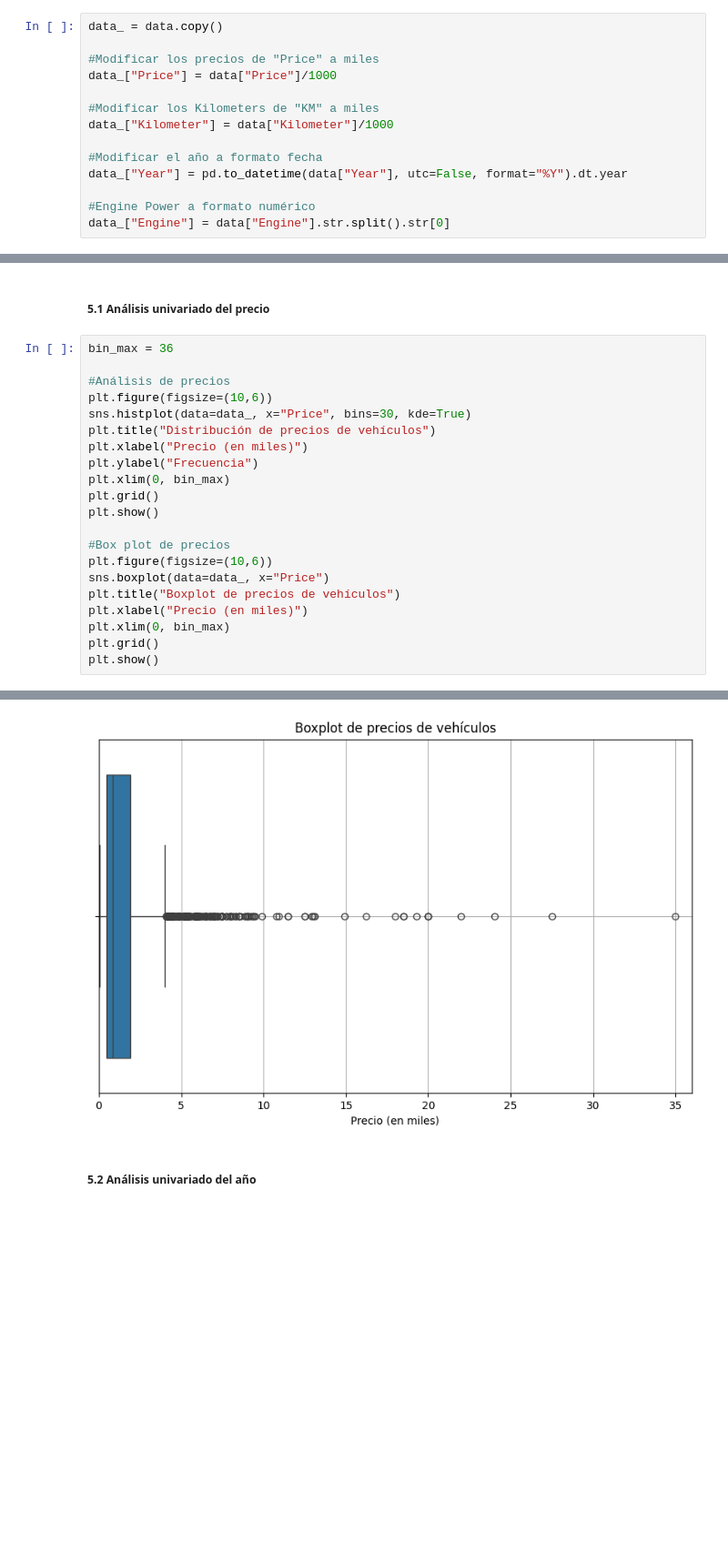
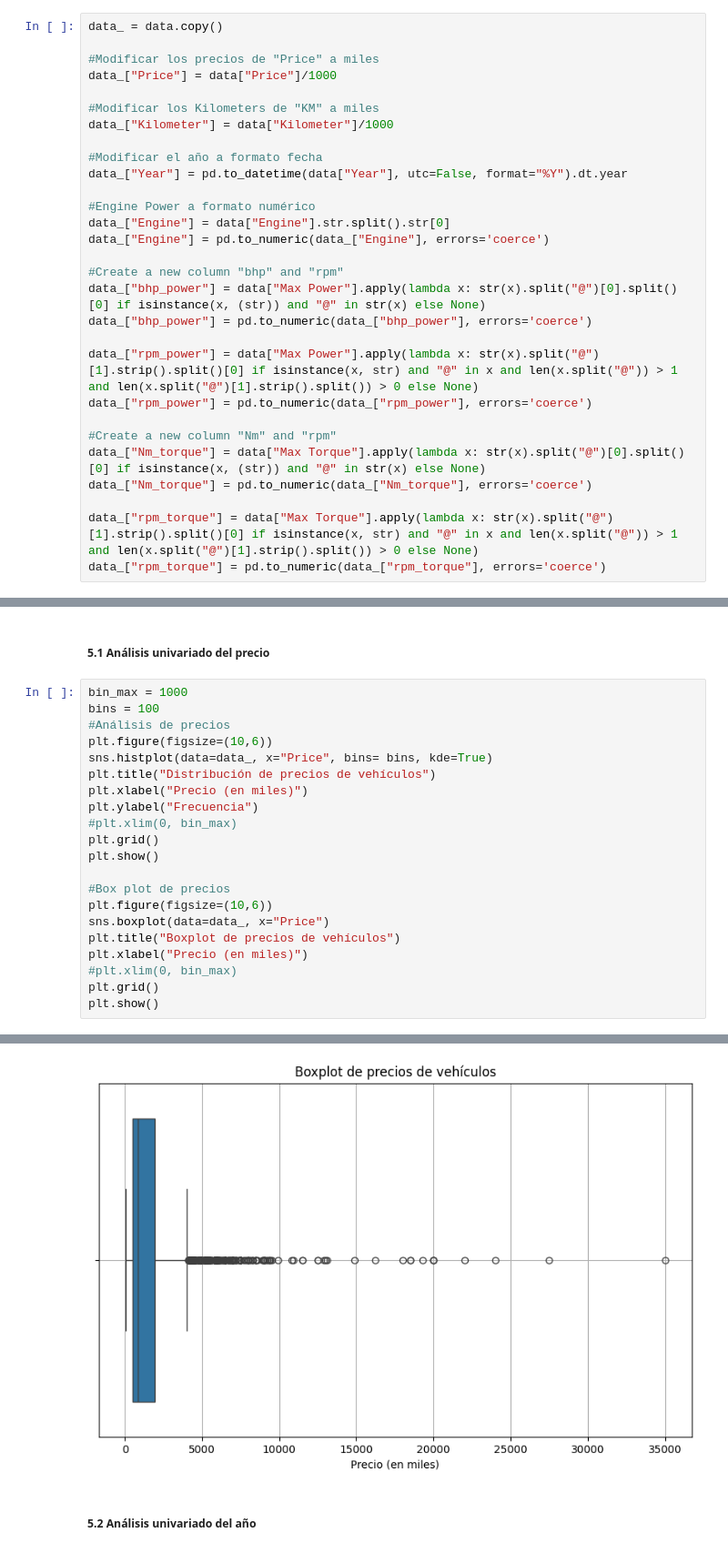
Before and after one commit to Emmaquantum/Data-Science-project-Vehicles, a Jupyter notebook: Main.ipynb, the cells around one changed output, grey strips where cells are left out. Shown at 91% size. Cells and saved outputs as stored; diff of their text form; blank space fills up the shorter version.

```diff
--- a/Main.ipynb
+++ b/Main.ipynb
@@ -59,4 +59,19 @@ data_["Year"] = pd.to_datetime(data["Year"], utc=False, format="%Y").dt.year
 
 #Engine Power a formato numérico
 data_["Engine"] = data["Engine"].str.split().str[0]
+data_["Engine"] = pd.to_numeric(data_["Engine"], errors='coerce')
+
+#Create a new column "bhp" and "rpm"
+data_["bhp_power"] = data["Max Power"].apply(lambda x: str(x).split("@")[0].split()[0] if isinstance(x, (str)) and "@" in str(x) else None)
+data_["bhp_power"] = pd.to_numeric(data_["bhp_power"], errors='coerce')
+
+data_["rpm_power"] = data["Max Power"].apply(lambda x: str(x).split("@")[1].strip().split()[0] if isinstance(x, str) and "@" in x and len(x.split("@")) > 1 and len(x.split("@")[1].strip().split()) > 0 else None)
+data_["rpm_power"] = pd.to_numeric(data_["rpm_power"], errors='coerce')
+
+#Create a new column "Nm" and "rpm"
+data_["Nm_torque"] = data["Max Torque"].apply(lambda x: str(x).split("@")[0].split()[0] if isinstance(x, (str)) and "@" in str(x) else None)
+data_["Nm_torque"] = pd.to_numeric(data_["Nm_torque"], errors='coerce')
+
+data_["rpm_torque"] = data["Max Torque"].apply(lambda x: str(x).split("@")[1].strip().split()[0] if isinstance(x, str) and "@" in x and len(x.split("@")) > 1 and len(x.split("@")[1].strip().split()) > 0 else None)
+data_["rpm_torque"] = pd.to_numeric(data_["rpm_torque"], errors='coerce')
 # %%
@@ -82,15 +102,15 @@ data_.describe()
 # %% [markdown]
 ##### **5.1 Análisis univariado del precio**
 # %%
-bin_max = 36
-
+bin_max = 1000
+bins = 100
 #Análisis de precios
 plt.figure(figsize=(10,6))
-sns.histplot(data=data_, x="Price", bins=30, kde=True)
+sns.histplot(data=data_, x="Price", bins= bins, kde=True)
 plt.title("Distribución de precios de vehículos")
 plt.xlabel("Precio (en miles)")
 plt.ylabel("Frecuencia")
-plt.xlim(0, bin_max)
+#plt.xlim(0, bin_max)
 plt.grid()
 plt.show()
 
@@ -99,7 +119,7 @@ plt.figure(figsize=(10,6))
 sns.boxplot(data=data_, x="Price")
 plt.title("Boxplot de precios de vehículos")
 plt.xlabel("Precio (en miles)")
-plt.xlim(0, bin_max)
+#plt.xlim(0, bin_max)
 plt.grid()
 plt.show()
 # %% [output]
@@ -107,4 +127,4 @@ plt.show()
-[figure, old version]
+[figure, new version]
 # %% [markdown]
 ##### **5.2 Análisis univariado del año**
 # %%
```
Also changed, not shown: parts of 38 cells of this notebook.
